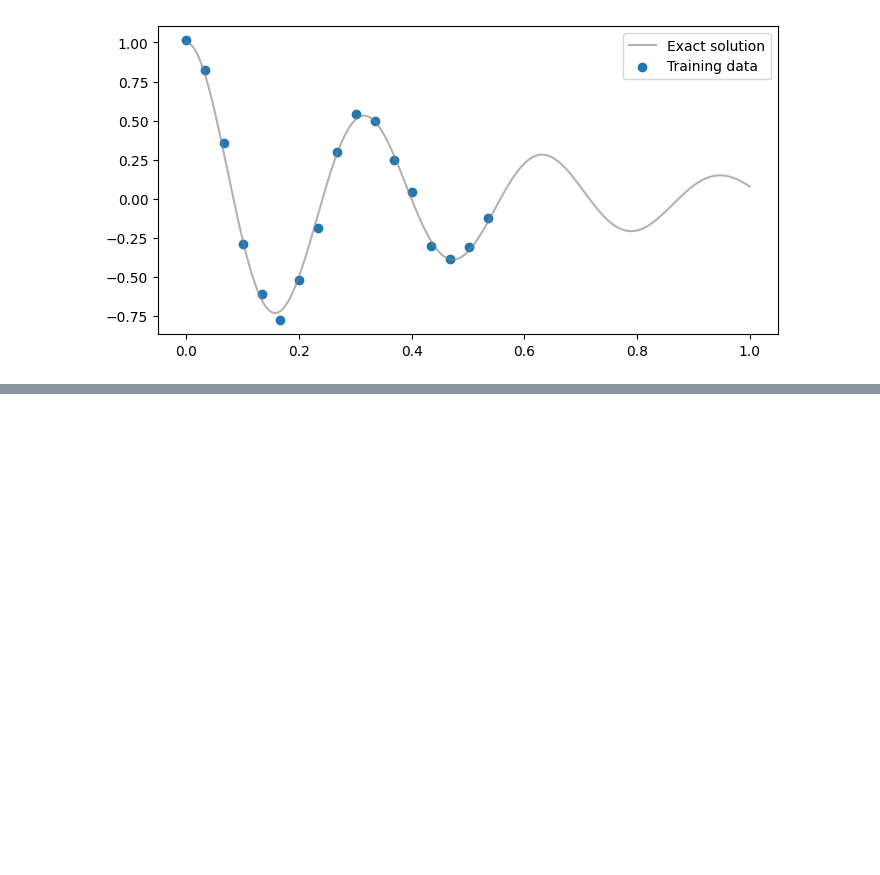
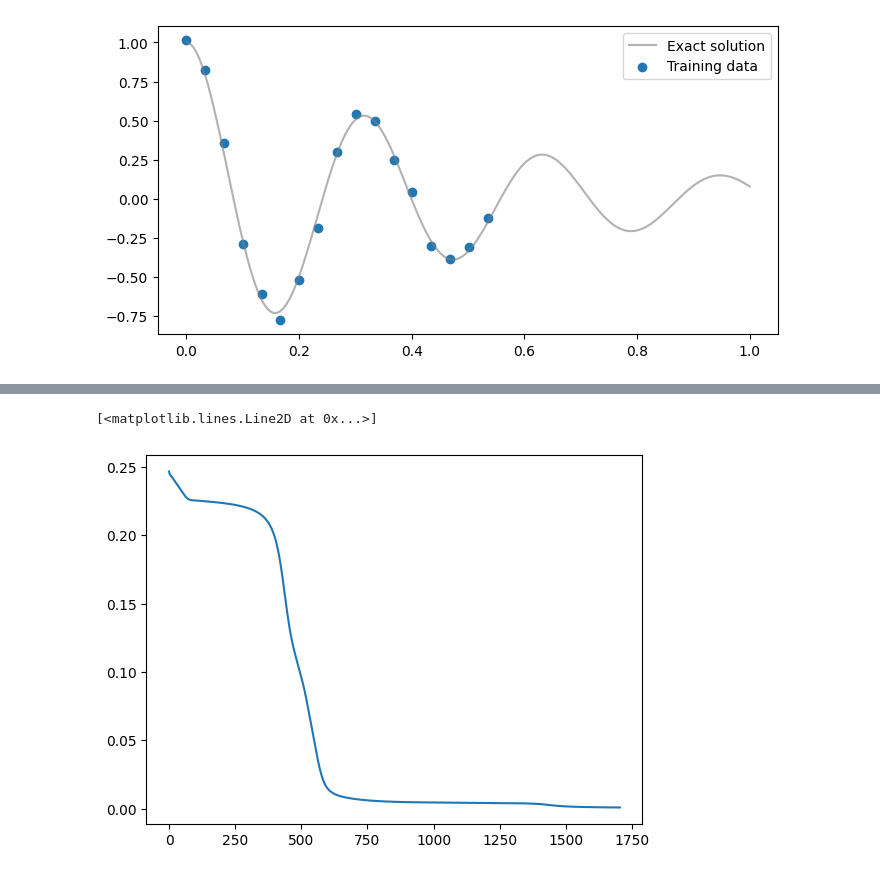
Before and after one commit to NNCT2904/harmonic-oscillator-pinn, a Jupyter notebook: NN_simulation.ipynb, the cells around one changed output, grey strips where cells are left out. Drawn from its saved outputs; the diff is of its cells as text; code cells hidden in the pictures; blank space fills up the shorter version.

```diff
--- a/NN_simulation.ipynb
+++ b/NN_simulation.ipynb
@@ -129,3 +133,8 @@ tensor([0.1537], requires_grad=True)]
+# %%
+plt.plot(all_loss)
+# %% [output]
+[<matplotlib.lines.Line2D at 0x...>]
+[figure, added]
 # %%
 yh = model(t_true).detach()
 
```
Also changed, not shown: parts of 5 cells of this notebook, 10 other files.
